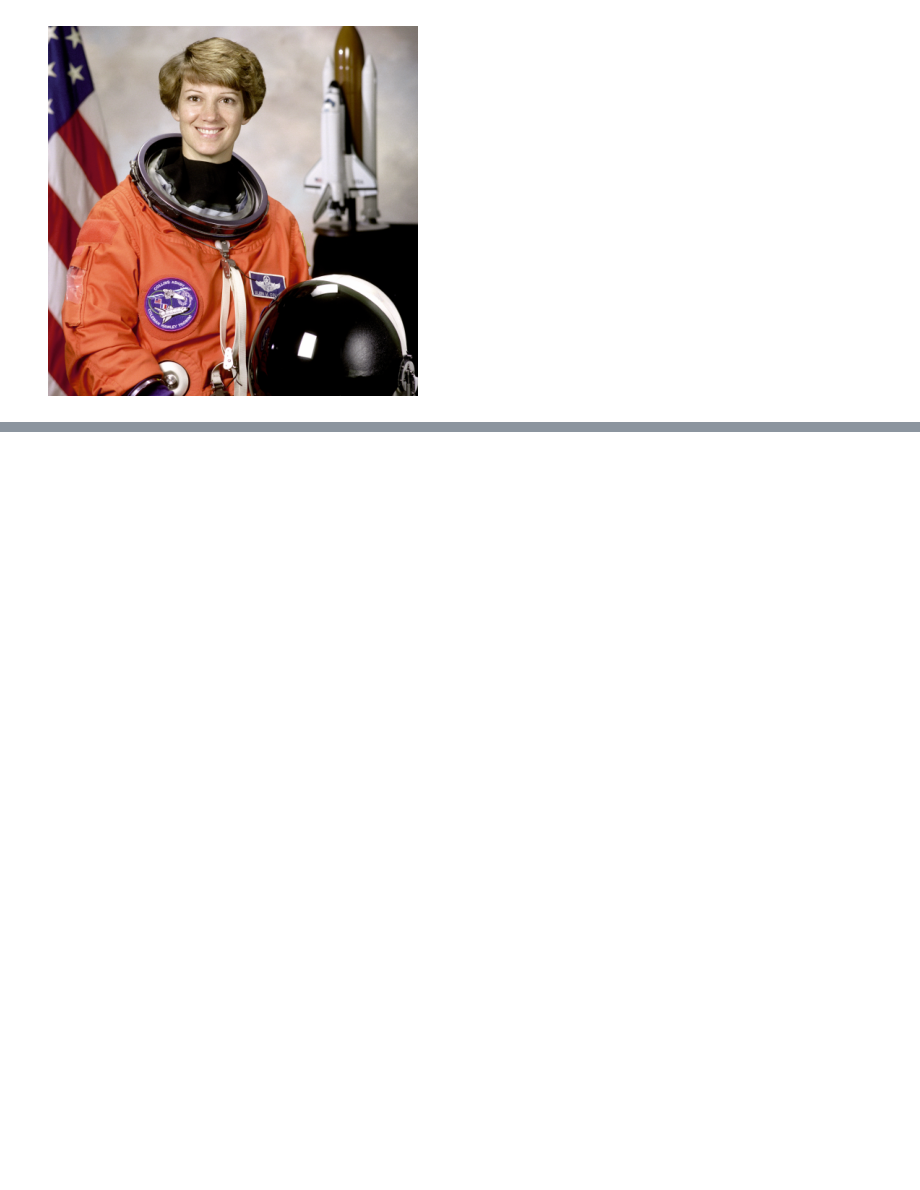
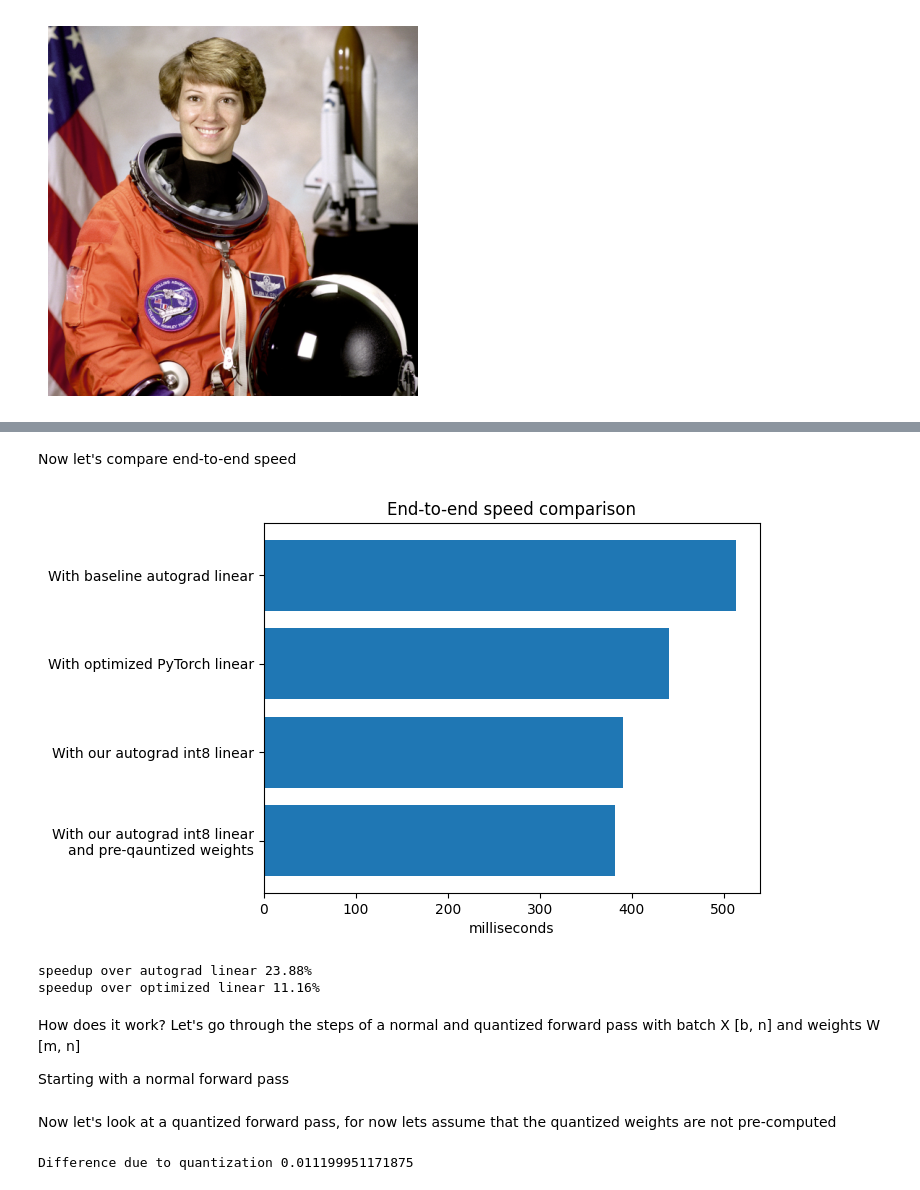
Before and after one commit to mlfoundations/open_clip, a Jupyter notebook: tutorials/int8_tutorial.ipynb, the cells around one changed output, grey strips where cells are left out. Cells and saved outputs as stored; diff of their text form; code cells hidden in the pictures; blank space fills up the shorter version.

```diff
--- a/tutorials/int8_tutorial.ipynb
+++ b/tutorials/int8_tutorial.ipynb
@@ -71,0 +216,4 @@ NameError: name 'skimage' is not defined
+# %%
+del model, int8_model
+model, _, preprocess = open_clip.create_model_and_transforms('ViT-H-14', pretrained='laion2b_s32b_b79k')
+model = open_clip.utils.replace_linear(model, bnb.nn.triton_based_modules.StandardLinear, include_modules=['c_fc', 'c_proj']).cuda()
@@ -71,0 +227,22 @@ NameError: name 'skimage' is not defined
+# %% [markdown]
+Now let's compare end-to-end speed
+# %%
+# now lets compare the speed-ups!
+labels = ['With baseline autograd linear', 'With optimized PyTorch linear', 'With our autograd int8 linear', 'With our autograd int8 linear\nand pre-qauntized weights']
+data = [time_baseline, time_standard, time_int8_v1, time_int8_v2]
+labels.reverse()
+data.reverse()
+plt.barh(labels, data)
+plt.title('End-to-end speed comparison')
+plt.xlabel('milliseconds')
+plt.show()
+print('speedup over autograd linear {:.2f}%'.format(100 * (time_baseline - time_int8_v1) / time_baseline))
+print('speedup over optimized linear {:.2f}%'.format(100 * (time_standard - time_int8_v1) / time_standard))
+# %% [output]
+[figure, added]
+speedup over autograd linear 23.88%
+speedup over optimized linear 11.16%
+# %% [markdown]
+How does it work? Let's go through the steps of a normal and quantized forward pass with batch X [b, n] and weights W [m, n]
+
+Starting with a normal forward pass
@@ -71,0 +256,18 @@ NameError: name 'skimage' is not defined
+# %% [markdown]
+Now let's look at a quantized forward pass, for now lets assume that the quantized weights are not pre-computed
+# %%
+# This operation quantizes and casts X to int8. Each row is quantized independently by dividing by the absolute max value in the row then multiplying by 127 and roundnig.
+# state_X stores the absolute max of each row
+X_int8, state_X = bnb.nn.triton_based_modules.quantize_rowwise(X)
+
+# For the weights we do tensor-wise quantization, so we quantize using the absolute max of the entire tensor.
+# During inference weights can be "pre-quantized" so this step does not happen -- this is what "prepare_for_eval" did above.
+W_int8, state_W = bnb.nn.triton_based_modules.quantize_global(W)
+
+# Now we do a fused matmul and dequantize operation
+int8_out = bnb.nn.triton_based_modules.int8_matmul_mixed_dequanitze(X_int8, W_int8.t(), state_X, state_W, None)
+
+# comparing the difference
+print('Difference due to quantization', (int8_out - standard_out).abs().mean().item())
+# %% [output]
+Difference due to quantization 0.011199951171875
```
Also changed, not shown: parts of 23 cells of this notebook, 1 other file.
